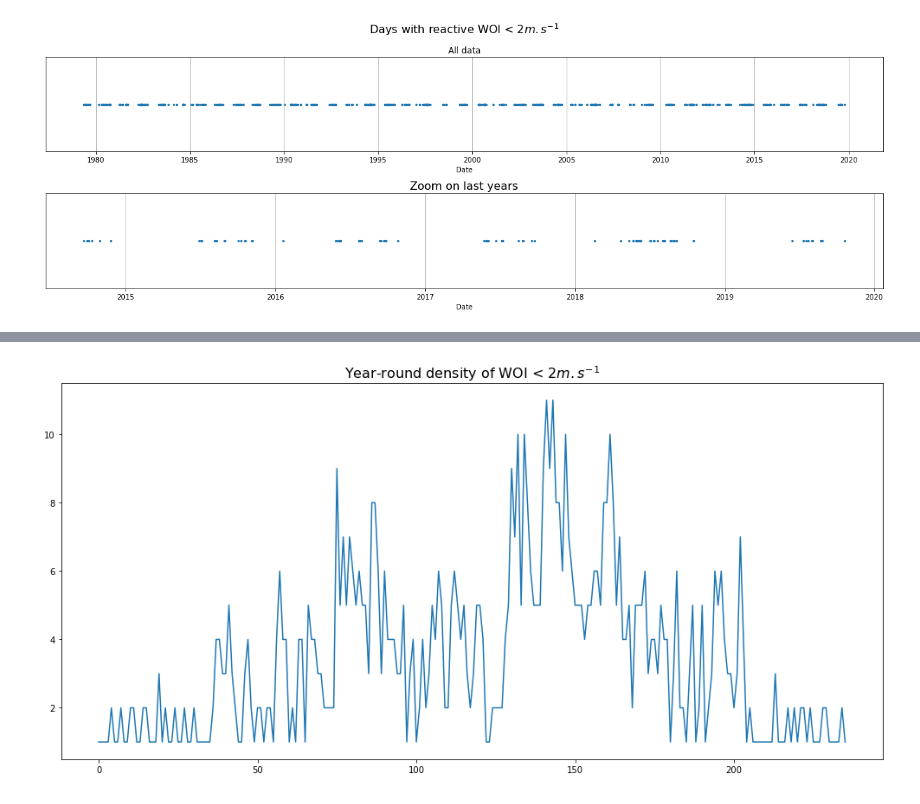
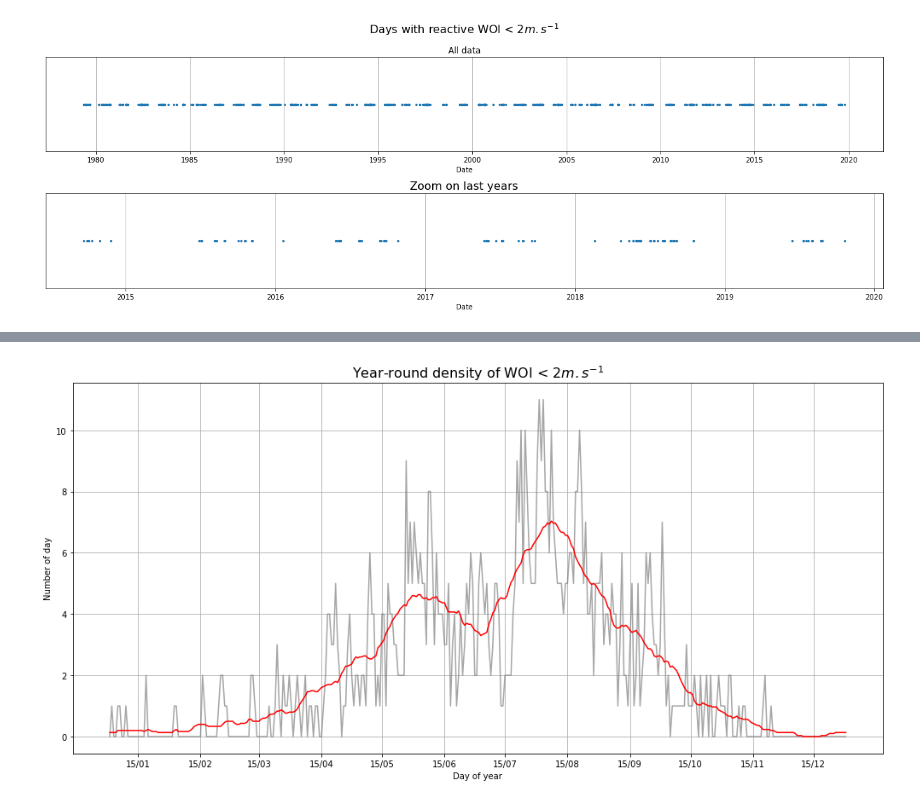
Before and after one commit to bchatelon/year_weather_regime, a Jupyter notebook: wind_outage.ipynb, the cells around one changed output, grey strips where cells are left out. Cells and saved outputs as stored; diff of their text form; code cells hidden in the pictures.

Commit message:
annual WOI density plot

```diff
--- a/wind_outage.ipynb
+++ b/wind_outage.ipynb
@@ -271,9 +255,30 @@ WOI_u2_density
+# %%
+WOI_u2_smooth_density = xr.concat([
+    WOI_u2_density.roll(dayofyear=150, roll_coords= True).rolling(dayofyear=30, center=True).mean().roll(dayofyear=-150, roll_coords= True)[:15],
+    WOI_u2_density.rolling(dayofyear=30, center=True).mean().dropna('dayofyear'),
+    WOI_u2_density.roll(dayofyear=150, roll_coords= True).rolling(dayofyear=30, center=True).mean().roll(dayofyear=-150, roll_coords= True)[-14:]],
+    dim = 'dayofyear')
+# %%
+def dayofyear_todate(dayofyear) :
+    offset_bisextyear = 3*365
+    return f'{datetime.date.fromordinal(offset_bisextyear + dayofyear).day:02d}/{datetime.date.fromordinal(offset_bisextyear + dayofyear).month:02d}'
+# %%
+dates = [dayofyear_todate(dayofyear) for dayofyear in WOI_u2_smooth_density.dayofyear.values]
+# %%
+WOI_u2_smooth_density = WOI_u2_smooth_density.assign_coords({'date' : ('dayofyear', dates)}).drop_vars('dayofyear')
+WOI_u2_density = WOI_u2_density.assign_coords({'date' : ('dayofyear', dates)}).drop_vars('dayofyear')
 # %%
 fig = plt.figure(figsize=(17, 8))
 
 ax = fig.add_subplot(1, 1, 1)
 ax.set_title('Year-round density of WOI < 2$m.s^{-1}$', fontsize = 16)
-ax.plot(WOI_u2_density)
+ax.plot(WOI_u2_density.date.values, WOI_u2_density, color = 'gray', alpha = 0.7, zorder = 2)
+ax.plot(WOI_u2_density.date.values, WOI_u2_smooth_density, color = 'red', zorder = 3)
+ax.set_xlabel('Day of year')
+x_locator = FixedLocator([14,45,74,105,135,166,196,227,258,288,319,349])
+ax.xaxis.set_major_locator(x_locator)
+ax.set_ylabel('Number of day')
+ax.grid(zorder = 1)
 plt.show()
 # %% [output]
-[figure, old version]
+[figure, new version]
```
Also changed, not shown: parts of 3 cells of this notebook.
